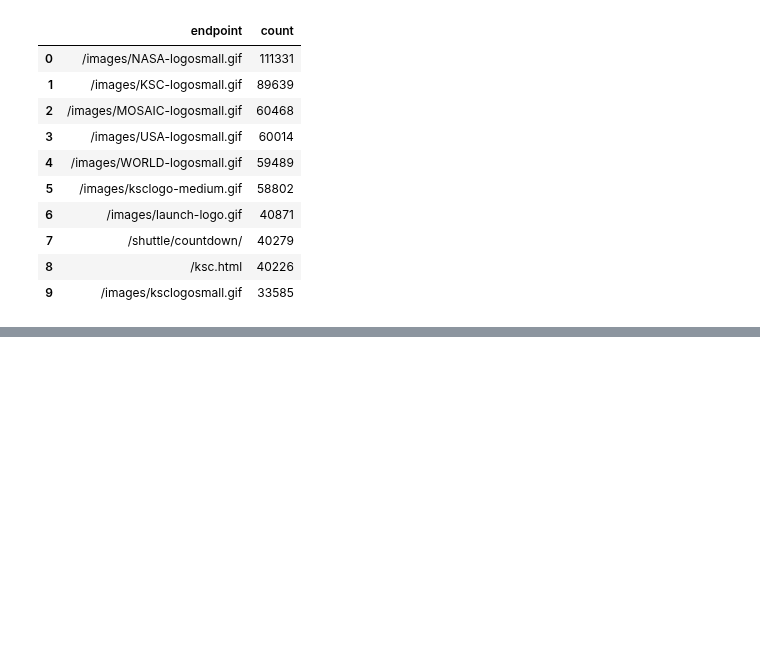
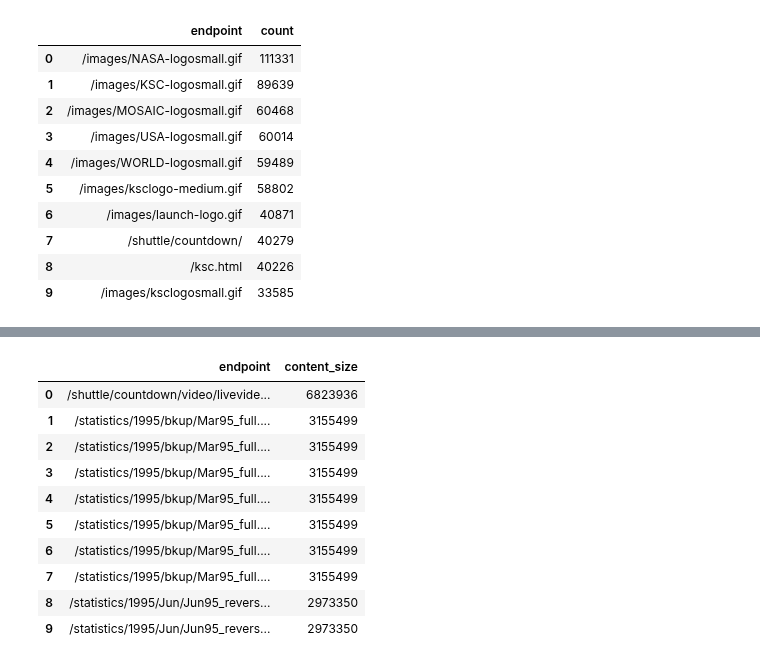
Before and after one commit to PSAB/Data-Engineer-Lessons, a Jupyter notebook: Schema_on_Read.ipynb, the cells around one changed output, grey strips where cells are left out. Saved outputs shown, nothing was run; the diff lists cells and outputs as text; code cells hidden in the pictures; blank space fills up the shorter version.

```diff
--- a/Schema_on_Read.ipynb
+++ b/Schema_on_Read.ipynb
@@ -288,0 +324,19 @@ dfClean.groupBy("endpoint").count().orderBy(desc("count")).limit(10).toPandas()
+# %%
+dfCleanTyped.createOrReplaceTempView("cleantypedlog")
+spark.sql("""
+SELECT endpoint, content_size
+FROM cleantypedlog
+ORDER BY content_size_bytes desc
+""").limit(10).toPandas()
+# %% [output]
+|  | endpoint | content_size |
+| 0 | /shuttle/countdown/video/livevide... | 6823936 |
+| 1 | /statistics/1995/bkup/Mar95_full.... | 3155499 |
+| 2 | /statistics/1995/bkup/Mar95_full.... | 3155499 |
+| 3 | /statistics/1995/bkup/Mar95_full.... | 3155499 |
+| 4 | /statistics/1995/bkup/Mar95_full.... | 3155499 |
+| 5 | /statistics/1995/bkup/Mar95_full.... | 3155499 |
+| 6 | /statistics/1995/bkup/Mar95_full.... | 3155499 |
+| 7 | /statistics/1995/bkup/Mar95_full.... | 3155499 |
+| 8 | /statistics/1995/Jun/Jun95_revers... | 2973350 |
+| 9 | /statistics/1995/Jun/Jun95_revers... | 2973350 |
```
Also changed, not shown: parts of 5 cells of this notebook.
